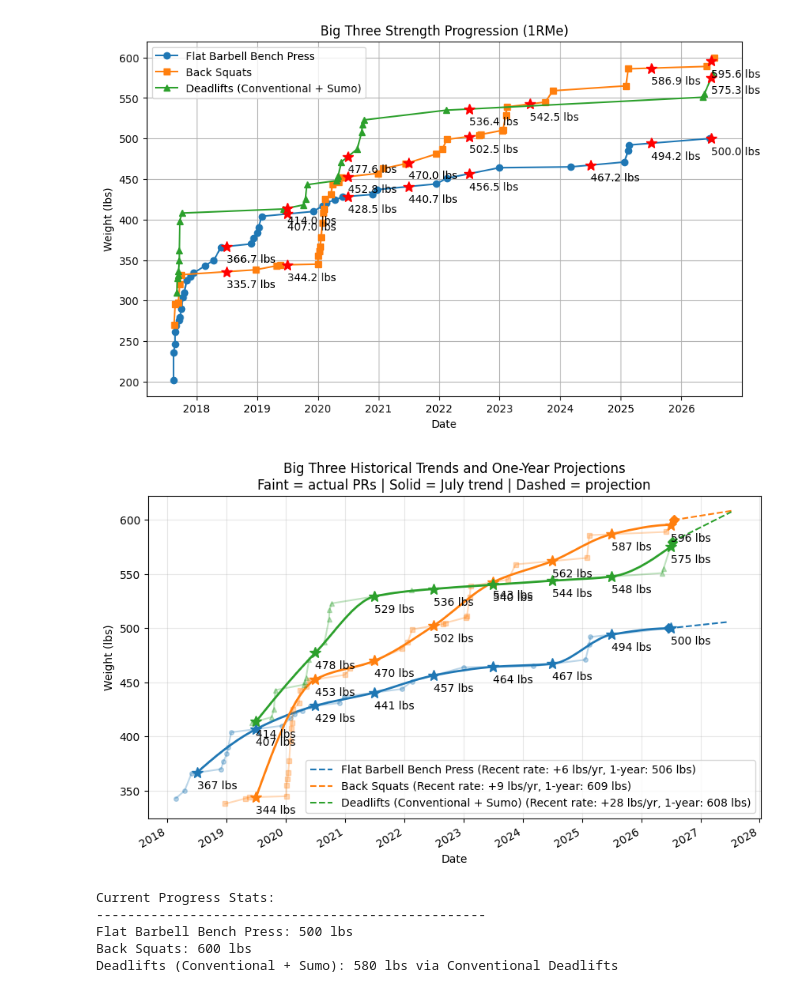
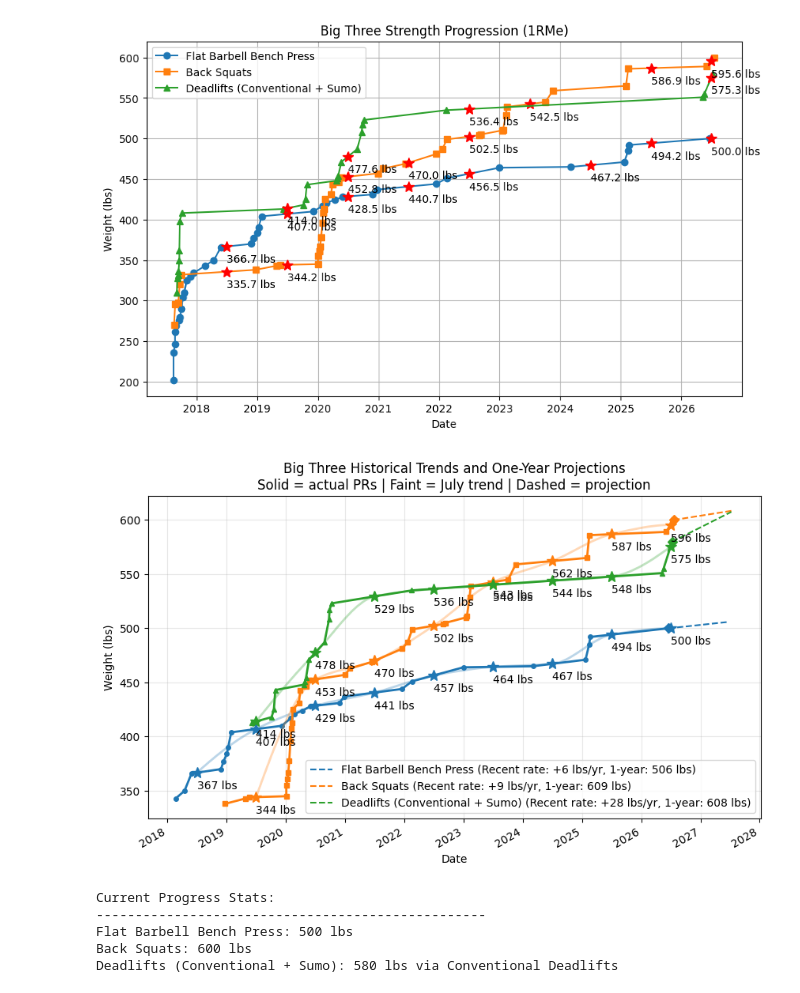
Before and after one commit to WeightliftingApp/WeightliftingApp-AnalyzeData, a Jupyter notebook: src/analyze_big_three.ipynb, the cells around one changed output. Saved outputs shown, nothing was run; the diff lists cells and outputs as text; code cells hidden in the pictures.

Commit message:
Emphasize actual big three progression

```diff
--- a/src/analyze_big_three.ipynb
+++ b/src/analyze_big_three.ipynb
@@ -198,14 +198,14 @@ for exercise, marker in zip(exercises, markers):
             elapsed_years = (future_dates - current_date).days / DAYS_PER_YEAR
             projected_weights = current_weight + recent_rate * elapsed_years
 
-            # Plot actual lifetime-record progression as a light line.
+            # Plot actual lifetime-record progression as the primary line.
             line = plt.plot(
                 df["date"],
                 df["weight"],
                 marker=marker,
                 markersize=4,
                 linestyle="-",
-                alpha=0.3,
+                linewidth=2,
             )[0]
             line_color = line.get_color()
 
@@ -226,6 +226,7 @@ for exercise, marker in zip(exercises, markers):
                 historical_weights,
                 color=line_color,
                 linewidth=2,
+                alpha=0.3,
             )
 
             # Plot July 1 snapshots as stars.
@@ -257,35 +258,35 @@ for exercise, marker in zip(exercises, markers):
                 label=(
                     f"{exercise} (Recent rate: {recent_rate:+.0f} lbs/yr, "
                     f"1-year: {projected_weight:.0f} lbs)"
                 ),
             )
 
 plt.title(
     "Big Three Historical Trends and One-Year Projections\n"
-    "Faint = actual PRs | Solid = July trend | Dashed = projection"
+    "Solid = actual PRs | Faint = July trend | Dashed = projection"
 )
 plt.xlabel("Date")
 plt.ylabel("Weight (lbs)")
 plt.grid(True, alpha=0.3)
 plt.legend()
 plt.gcf().autofmt_xdate()
 plt.show()
 
 # Print current stats
 print("\nCurrent Progress Stats:")
 print("-" * 50)
 for exercise in exercises:
     if exercise in max_dfs and not max_dfs[exercise].empty:
         df = max_dfs[exercise]
         current_weight = df["weight"].iloc[-1]
         variant_suffix = (
             f" via {df['variant'].iloc[-1]}"
             if len(exercise_variants[exercise]) > 1
             else ""
         )
         print(f"{exercise}: {current_weight:.0f} lbs{variant_suffix}")
 # %% [output]
-[figure, old version]
+[figure, new version]
 Current Progress Stats:
 --------------------------------------------------
 Flat Barbell Bench Press: 500 lbs
```
